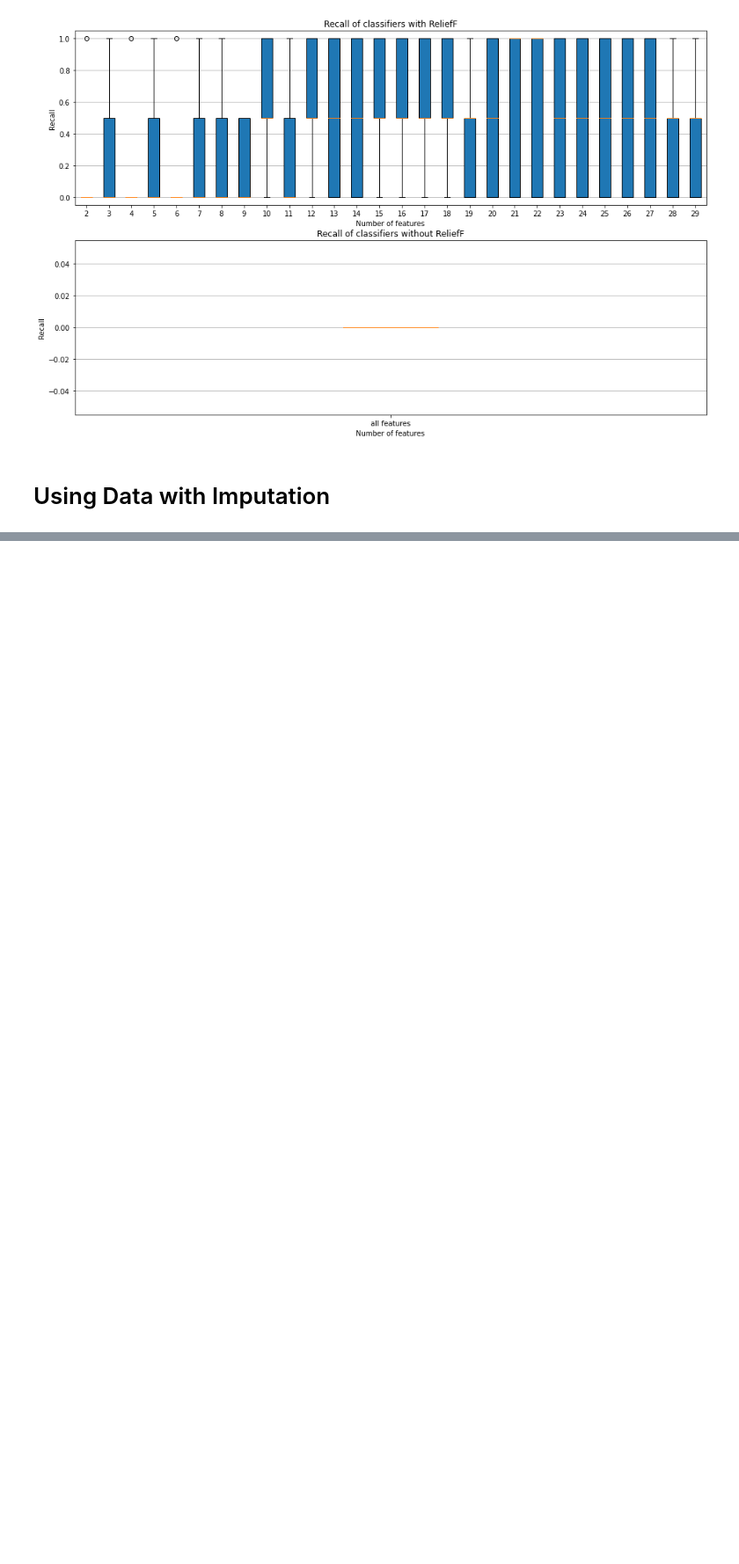
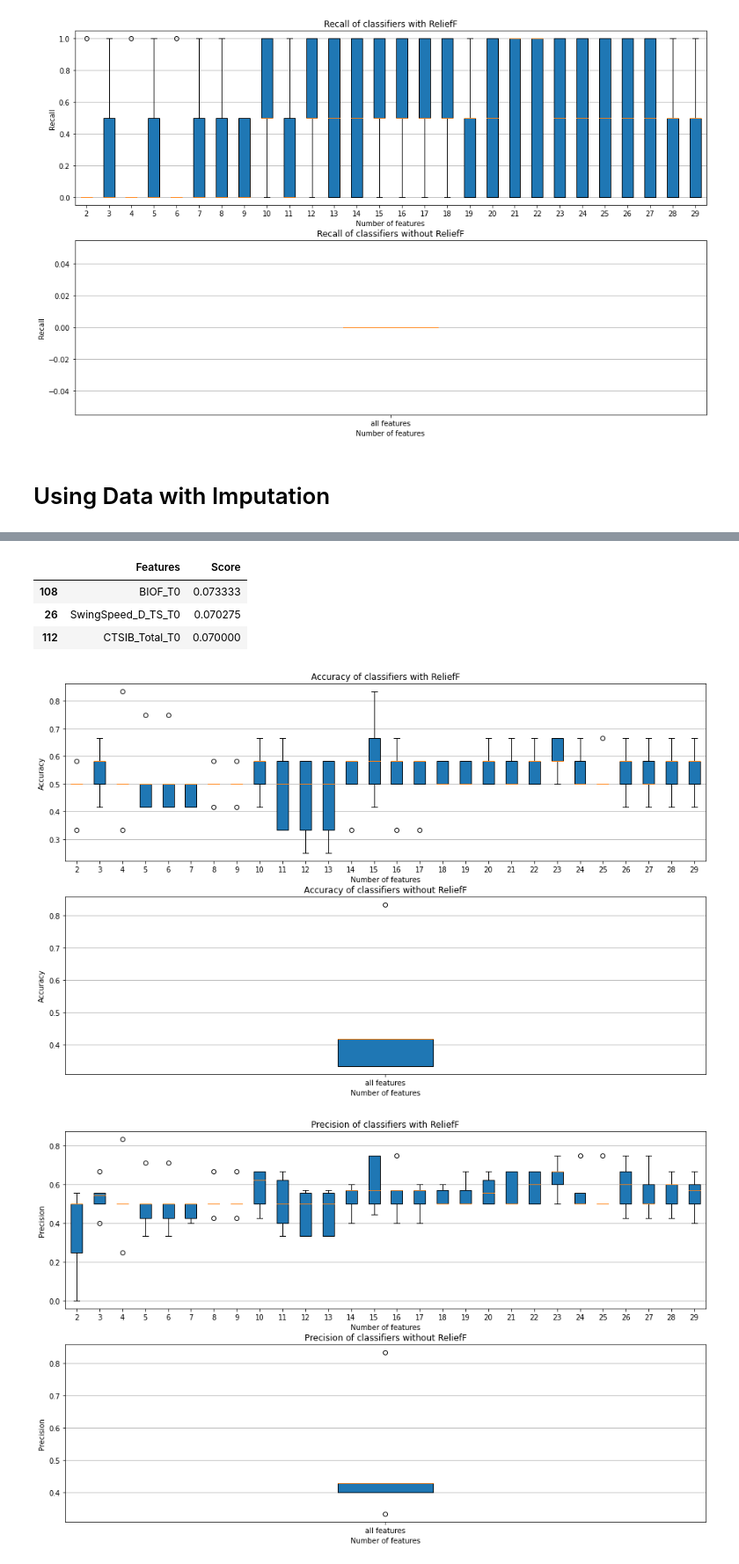
Before and after one commit to rsarai/gait-analysis, a Jupyter notebook: feature_extraction/Equidoso Relief Experiments Results.ipynb, the cells around one changed output, grey strips where cells are left out. Shown: that part at 88% size. Saved outputs shown, nothing was run; the diff lists cells and outputs as text; code cells hidden in the pictures; blank space fills up the shorter version.

Commit message:
Includes results of data with imputation

```diff
--- a/feature_extraction/Equidoso Relief Experiments Results.ipynb
+++ b/feature_extraction/Equidoso Relief Experiments Results.ipynb
@@ -179,2 +184,31 @@ r_fs[19]['top_features']
     - CTSIB_Total_T0
 - Assessment: The optimal number of features improved the results from the classifier, however there is a lot variability in the metrics
+# %%
+assert len(results_with_feature_selection) == 28
+assert len(regular_results)  == 1
+
+r_fs = results_with_feature_selection
+rr = regular_results
+
+labels = list(range(2, 30))
+accuracy_with_relief = [result['accuracy'] for result in r_fs]
+accuracy_without_relief = [result['accuracy'] for result in rr]
+box_plot_of_classifiers_with_and_without_relief(labels, accuracy_with_relief, accuracy_without_relief, "Accuracy")
+
+precision_with_relief = [result['precision'] for result in r_fs]
+precision_without_relief = [result['precision'] for result in rr]
+box_plot_of_classifiers_with_and_without_relief(labels, precision_with_relief, precision_without_relief, "Precision")
+
+recall_with_relief = [result['recall'] for result in r_fs]
+recall_without_relief = [result['recall'] for result in rr]
+box_plot_of_classifiers_with_and_without_relief(labels, recall_with_relief, recall_without_relief, "Recall")
+
+# best classifier result happens with 3 features
+r_fs[1]['top_features']
+# %% [output]
+|  | Features | Score |
+| 108 | BIOF_T0 | 0.073333 |
+| 26 | SwingSpeed_D_TS_T0 | 0.070275 |
+| 112 | CTSIB_Total_T0 | 0.070000 |
+[figure, added]
+[figure, added]
```
Also changed, not shown: parts of 7 cells of this notebook.
